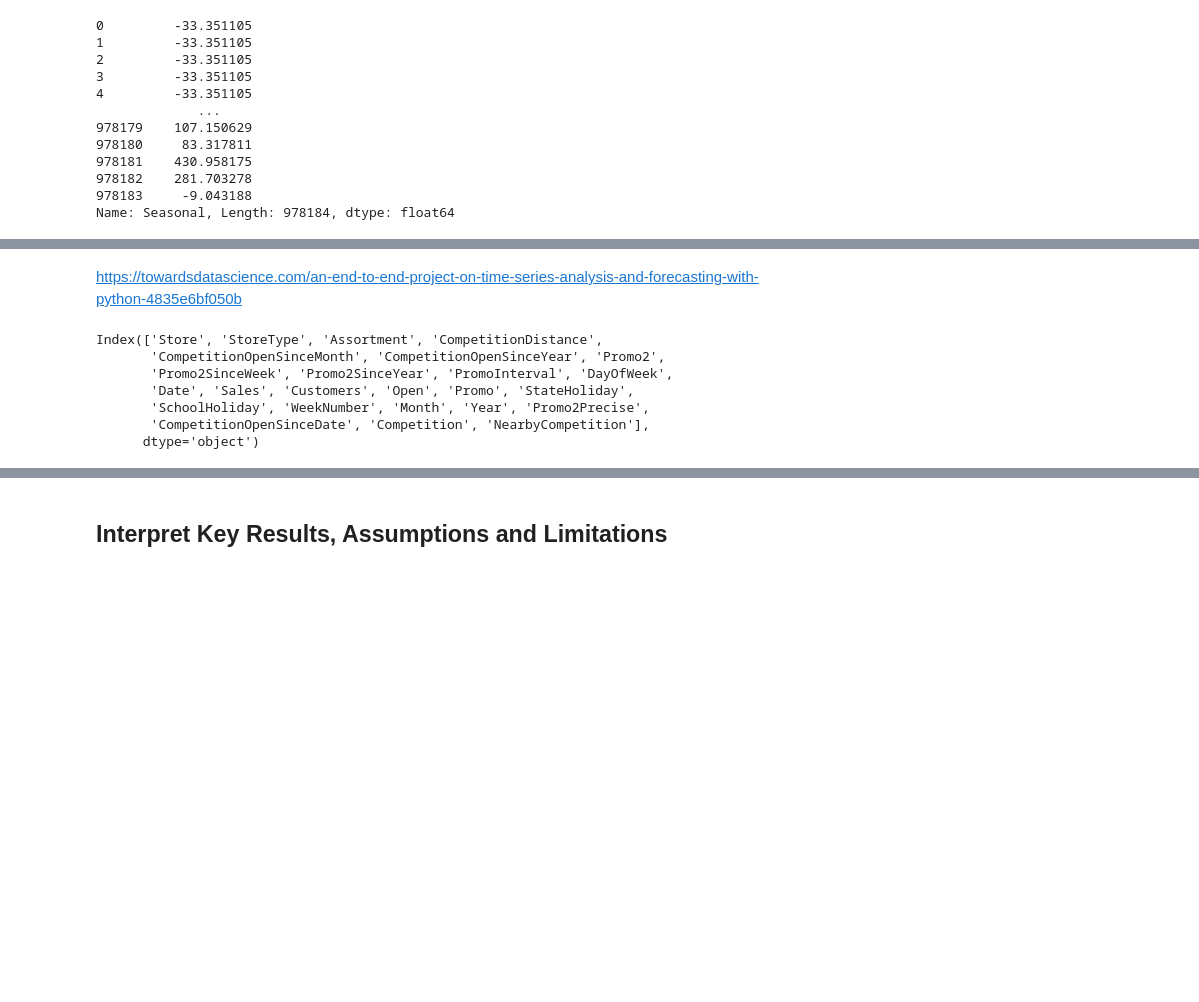
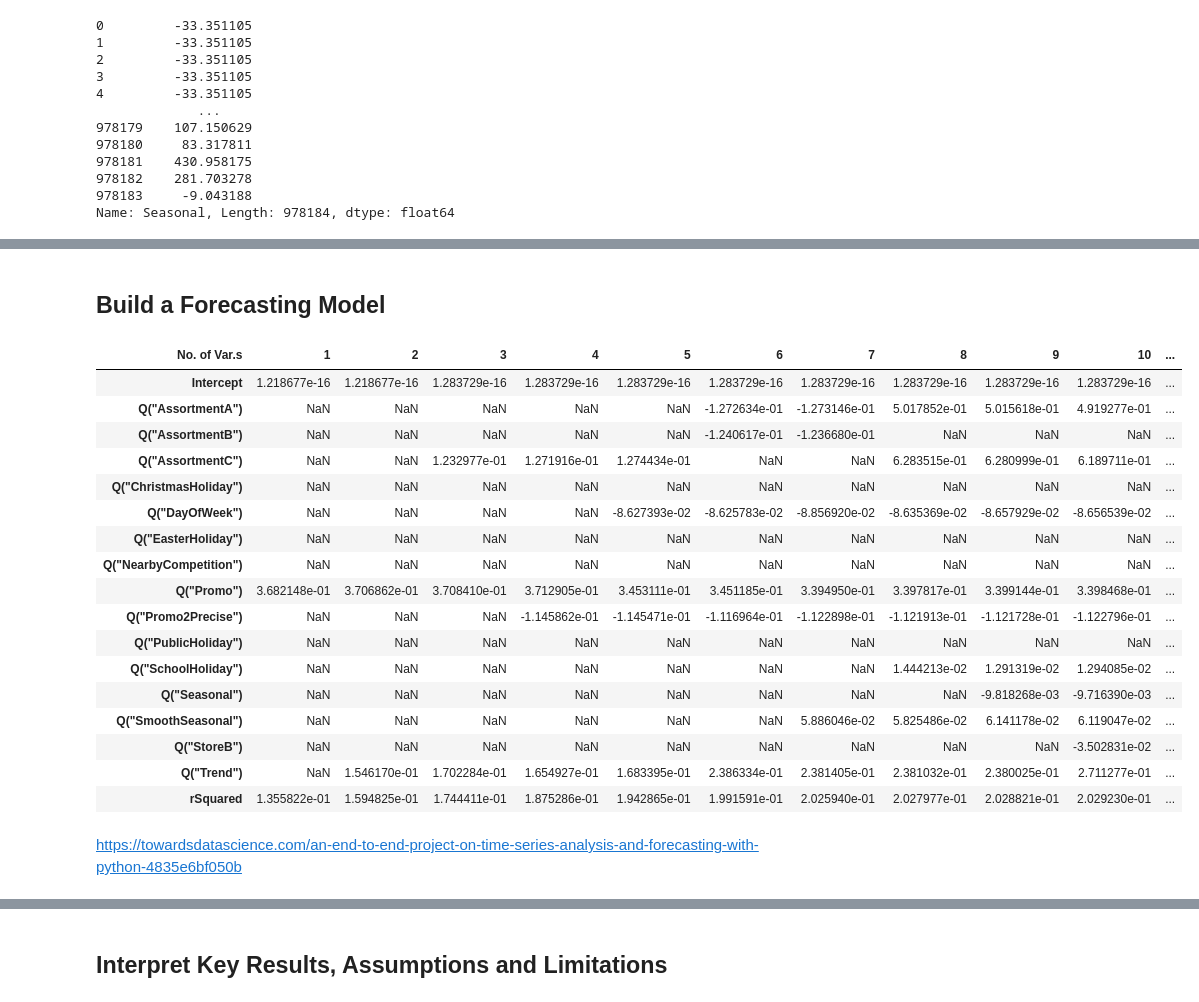
Before and after one commit to peterprescott/sales-data, a Jupyter notebook: notebook.ipynb, the cells around one changed output, grey strips where cells are left out. Drawn from its saved outputs; the diff is of its cells as text; code cells hidden in the pictures; blank space fills up the shorter version.

```diff
--- a/notebook.ipynb
+++ b/notebook.ipynb
@@ -819,0 +697,55 @@ max(seasonal['a'])
+# %% [markdown]
+## Build a Forecasting Model
+# %%
+formula = {}
+
+for j in range(1, max_features+1):
+    sum = ''
+    for k, predictor in enumerate(best[j]):
+        if k == 0:
+            sum = f'Q("{predictor}")'
+        else:
+            sum = f'{sum} + Q("{predictor}")'
+
+    formula[j] = f'Q("Sales") ~ {sum} '
+# %%
+lm = {}
+lm_df = {}
+coefs = {}
+r_squared = {}
+r2df = {}
+# %%
+for j in range(1, max_features+1):
+
+    lm[j] = sm.ols(formula[j], fully_processed)\
+       .fit()
+    coefs[j] = lm[j].params
+    r_squared[j] = lm[j].rsquared
+lm_df = pd.DataFrame(coefs)
+# %%
+for j in range(1, max_features+1):
+    coefs[j] = lm[j].params
+lm_df = pd.DataFrame(coefs).transpose()
+lm_df['rSquared'] = pd.Series(r_squared, index=list(range(1,max_features+1)), name='rSquared')
+lm_df.index.name = "No. of Var.s"
+# %%
+lm_df.T
+# %% [output]
+| No. of Var.s | 1 | 2 | 3 | 4 | 5 | 6 | 7 | 8 | 9 | 10 | ... |
+| Intercept | 1.218677e-16 | 1.218677e-16 | 1.283729e-16 | 1.283729e-16 | 1.283729e-16 | 1.283729e-16 | 1.283729e-16 | 1.283729e-16 | 1.283729e-16 | 1.283729e-16 | ... |
+| Q("AssortmentA") | NaN | NaN | NaN | NaN | NaN | -1.272634e-01 | -1.273146e-01 | 5.017852e-01 | 5.015618e-01 | 4.919277e-01 | ... |
+| Q("AssortmentB") | NaN | NaN | NaN | NaN | NaN | -1.240617e-01 | -1.236680e-01 | NaN | NaN | NaN | ... |
+| Q("AssortmentC") | NaN | NaN | 1.232977e-01 | 1.271916e-01 | 1.274434e-01 | NaN | NaN | 6.283515e-01 | 6.280999e-01 | 6.189711e-01 | ... |
+| Q("ChristmasHoliday") | NaN | NaN | NaN | NaN | NaN | NaN | NaN | NaN | NaN | NaN | ... |
+| Q("DayOfWeek") | NaN | NaN | NaN | NaN | -8.627393e-02 | -8.625783e-02 | -8.856920e-02 | -8.635369e-02 | -8.657929e-02 | -8.656539e-02 | ... |
+| Q("EasterHoliday") | NaN | NaN | NaN | NaN | NaN | NaN | NaN | NaN | NaN | NaN | ... |
+| Q("NearbyCompetition") | NaN | NaN | NaN | NaN | NaN | NaN | NaN | NaN | NaN | NaN | ... |
+| Q("Promo") | 3.682148e-01 | 3.706862e-01 | 3.708410e-01 | 3.712905e-01 | 3.453111e-01 | 3.451185e-01 | 3.394950e-01 | 3.397817e-01 | 3.399144e-01 | 3.398468e-01 | ... |
+| Q("Promo2Precise") | NaN | NaN | NaN | -1.145862e-01 | -1.145471e-01 | -1.116964e-01 | -1.122898e-01 | -1.121913e-01 | -1.121728e-01 | -1.122796e-01 | ... |
+| Q("PublicHoliday") | NaN | NaN | NaN | NaN | NaN | NaN | NaN | NaN | NaN | NaN | ... |
+| Q("SchoolHoliday") | NaN | NaN | NaN | NaN | NaN | NaN | NaN | 1.444213e-02 | 1.291319e-02 | 1.294085e-02 | ... |
+| Q("Seasonal") | NaN | NaN | NaN | NaN | NaN | NaN | NaN | NaN | -9.818268e-03 | -9.716390e-03 | ... |
+| Q("SmoothSeasonal") | NaN | NaN | NaN | NaN | NaN | NaN | 5.886046e-02 | 5.825486e-02 | 6.141178e-02 | 6.119047e-02 | ... |
+| Q("StoreB") | NaN | NaN | NaN | NaN | NaN | NaN | NaN | NaN | NaN | -3.502831e-02 | ... |
+| Q("Trend") | NaN | 1.546170e-01 | 1.702284e-01 | 1.654927e-01 | 1.683395e-01 | 2.386334e-01 | 2.381405e-01 | 2.381032e-01 | 2.380025e-01 | 2.711277e-01 | ... |
+| rSquared | 1.355822e-01 | 1.594825e-01 | 1.744411e-01 | 1.875286e-01 | 1.942865e-01 | 1.991591e-01 | 2.025940e-01 | 2.027977e-01 | 2.028821e-01 | 2.029230e-01 | ... |
@@ -820,12 +754,2 @@ max(seasonal['a'])
 # %% [markdown]
 https://towardsdatascience.com/an-end-to-end-project-on-time-series-analysis-and-forecasting-with-python-4835e6bf050b
-# %%
-combine.columns
-# %% [output]
-Index(['Store', 'StoreType', 'Assortment', 'CompetitionDistance',
-       'CompetitionOpenSinceMonth', 'CompetitionOpenSinceYear', 'Promo2',
-       'Promo2SinceWeek', 'Promo2SinceYear', 'PromoInterval', 'DayOfWeek',
-       'Date', 'Sales', 'Customers', 'Open', 'Promo', 'StateHoliday',
-       'SchoolHoliday', 'WeekNumber', 'Month', 'Year', 'Promo2Precise',
-       'CompetitionOpenSinceDate', 'Competition', 'NearbyCompetition'],
-      dtype='object')
```
Also changed, not shown: parts of 81 cells of this notebook, 1 other file.
